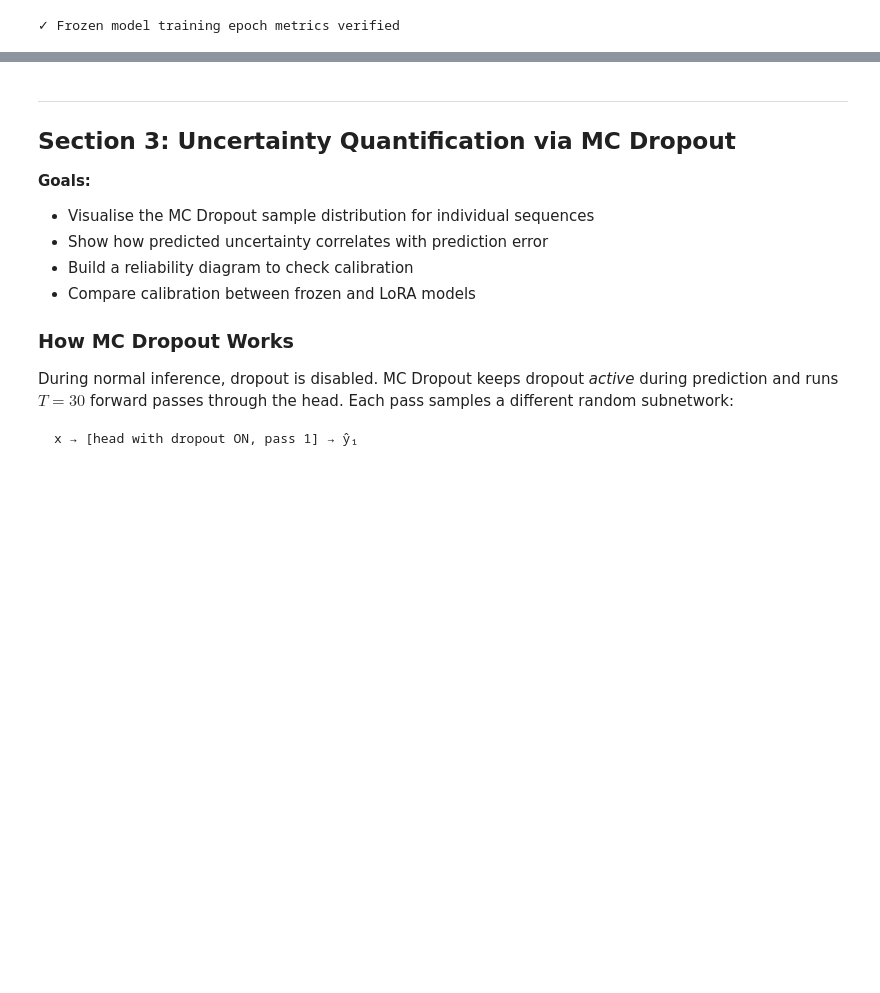
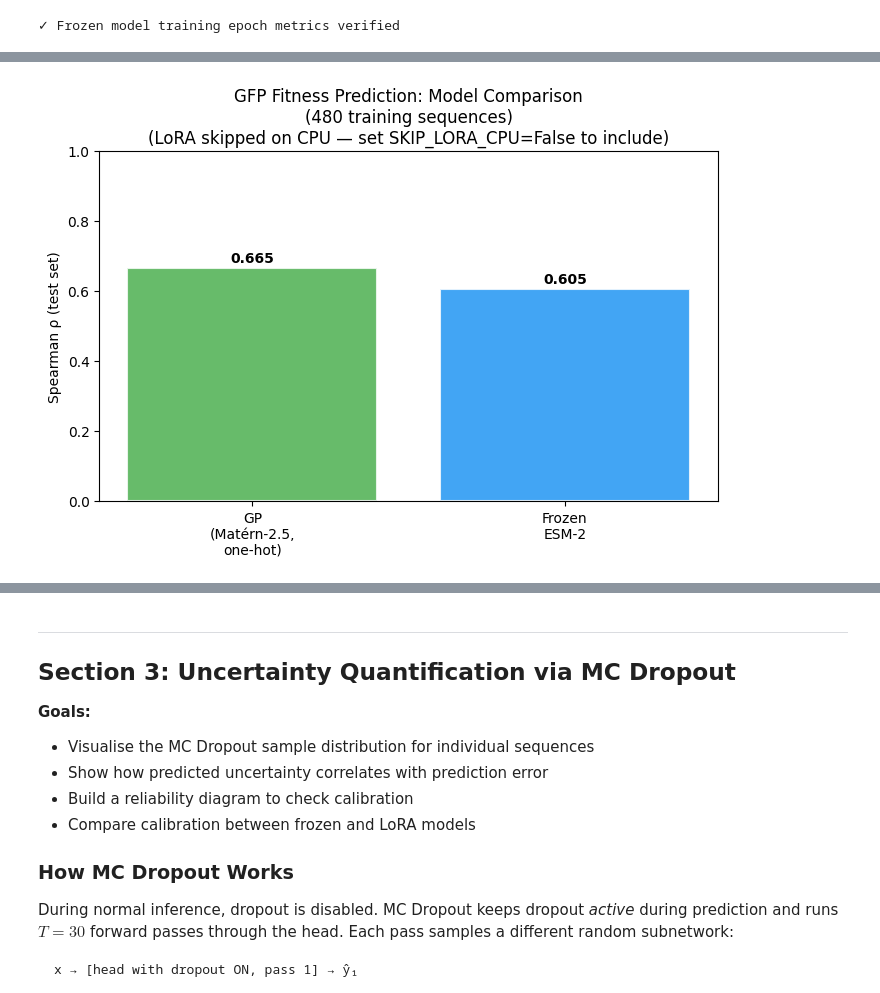
Before and after one commit to instadeepai/alf, a Jupyter notebook: tutorials/models/esm2_tutorial.ipynb, the cells around one changed output, grey strips where cells are left out. Cells and saved outputs as stored; diff of their text form; code cells hidden in the pictures; blank space fills up the shorter version.

```diff
--- a/tutorials/models/esm2_tutorial.ipynb
+++ b/tutorials/models/esm2_tutorial.ipynb
@@ -17,6 +17,7 @@ This tutorial introduces the ESM-2 protein language model as a frozen encoder an
 import warnings
 warnings.filterwarnings("ignore")
 
+import gc
 import numpy as np
 import torch
 import torch.nn as nn
@@ -61,6 +62,14 @@ if device == "cpu":
 SEED = 42
 np.random.seed(SEED)
 torch.manual_seed(SEED);
+
+# LoRA fine-tuning requires ~9.5 min/epoch on CPU (≈4 hours total).
+# Set SKIP_LORA_CPU=False to train LoRA on CPU (not recommended).
+SKIP_LORA_CPU = (device == "cpu")
+if SKIP_LORA_CPU:
+    print("ℹ️  SKIP_LORA_CPU=True — LoRA cells will be skipped on CPU.")
+    print("   Set SKIP_LORA_CPU=False or use a GPU to run LoRA fine-tuning.")
+
 print("Setup complete.")
 # %% [output]
 Using device: cpu
@@ -476,7 +559,12 @@ plt.tight_layout(); plt.show()
 # %%
-lora_means, lora_vars, lora_samples = lora_mc_predict(
-    lora_enc, lora_head, tokenizer,
-    list(test_data.candidates), device, num_samples=30
-)
-lora_spearman = scipy.stats.spearmanr(lora_means, np.array(test_data.labels)).statistic
-print(f"LoRA ESM-2 test Spearman: {lora_spearman:.3f}")
+if SKIP_LORA_CPU:
+    lora_spearman = np.nan
+    print("⏭️  Skipping LoRA test evaluation (SKIP_LORA_CPU=True).")
+    print(f"   lora_spearman = {lora_spearman}")
+else:
+    lora_means, lora_vars, lora_samples = lora_mc_predict(
+        lora_enc, lora_head, tokenizer,
+        list(test_data.candidates), device, num_samples=30
+    )
+    lora_spearman = scipy.stats.spearmanr(lora_means, np.array(test_data.labels)).statistic
+    print(f"LoRA ESM-2 test Spearman: {lora_spearman:.3f}")
@@ -491,7 +582,7 @@ gp_model = GPModel(
     ),
 )
 gp_model.train(train_data, val_data)
-gp_preds = gp_model.predict(list(test_data.candidates), with_uncertainty=False)
+gp_preds = gp_model.predict(list(test_data.candidates)) #, with_uncertainty=False)
 gp_spearman = scipy.stats.spearmanr(
     gp_preds.means, np.array(test_data.labels)
 ).statistic
@@ -499,22 +595,28 @@ print(f"GP (Matérn-2.5, one-hot) test Spearman: {gp_spearman:.3f}")
 # %%
 results = {
     "GP\n(Matérn-2.5,\none-hot)": gp_spearman,
     "Frozen\nESM-2": frozen_spearman,
-    "LoRA\nESM-2": lora_spearman,
 }
-colours = ["#4CAF50", "#2196F3", "#FF9800"]
+colours = ["#4CAF50", "#2196F3"]
+
+if not np.isnan(lora_spearman):
+    results["LoRA\nESM-2"] = lora_spearman
+    colours.append("#FF9800")
 
 fig, ax = plt.subplots(figsize=(7, 5))
 bars = ax.bar(results.keys(), results.values(), color=colours, alpha=0.85,
               edgecolor="white", linewidth=1.5)
 for bar, val in zip(bars, results.values()):
     ax.text(bar.get_x() + bar.get_width() / 2, bar.get_height() + 0.01,
             f"{val:.3f}", ha="center", va="bottom", fontweight="bold")
 ax.set_ylim(0, 1)
 ax.set_ylabel("Spearman ρ (test set)")
-ax.set_title("GFP Fitness Prediction: Model Comparison\n(480 training sequences)")
+title_suffix = "" if not np.isnan(lora_spearman) else "\n(LoRA skipped on CPU — set SKIP_LORA_CPU=False to include)"
+ax.set_title(f"GFP Fitness Prediction: Model Comparison\n(480 training sequences){title_suffix}")
 ax.axhline(0, color="black", linewidth=0.5)
 plt.tight_layout(); plt.show()
+# %% [output]
+[figure, added]
 # %% [markdown]
 ### Key Takeaway — Section 2
 
```
Also changed, not shown: parts of 35 cells of this notebook.
